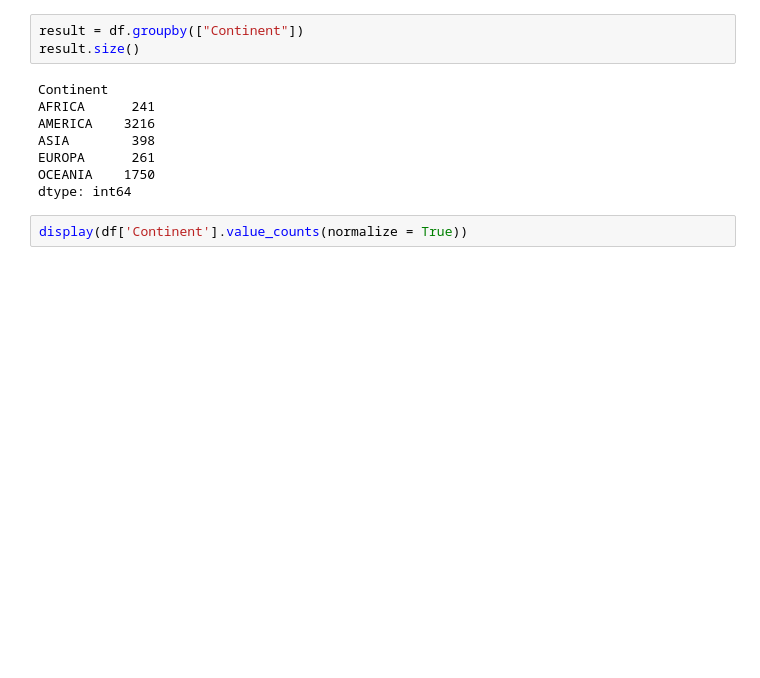
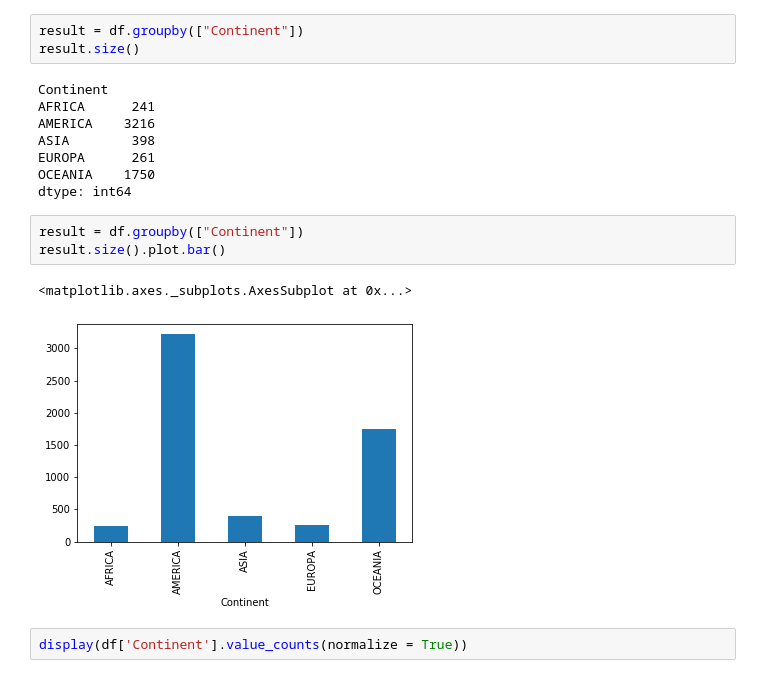
Before and after one commit to ricardoafsp/pandas-project-SharkAttack, a Jupyter notebook: sharkAttack.ipynb, the cells around one changed output. Saved outputs shown, nothing was run; the diff lists cells and outputs as text; blank space fills up the shorter version.

```diff
--- a/sharkAttack.ipynb
+++ b/sharkAttack.ipynb
@@ -314,6 +315,12 @@ ASIA        398
 EUROPA      261
 OCEANIA    1750
 dtype: int64
+# %%
+result = df.groupby(["Continent"])
+result.size().plot.bar()
+# %% [output]
+<matplotlib.axes._subplots.AxesSubplot at 0x...>
+[figure, added]
 # %%
 display(df['Continent'].value_counts(normalize = True))
 # %% [output]
```
Also changed, not shown: parts of 7 cells of this notebook, 1 other file.
